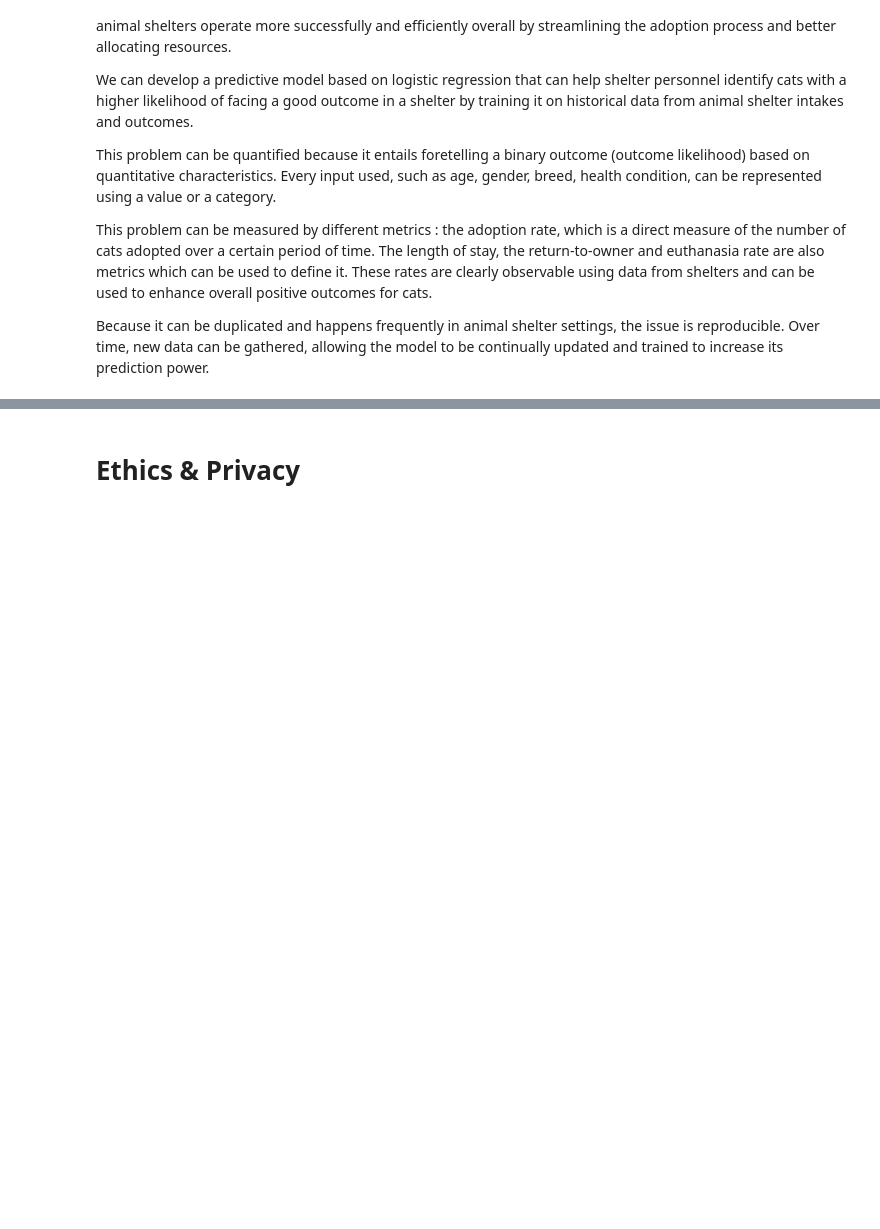
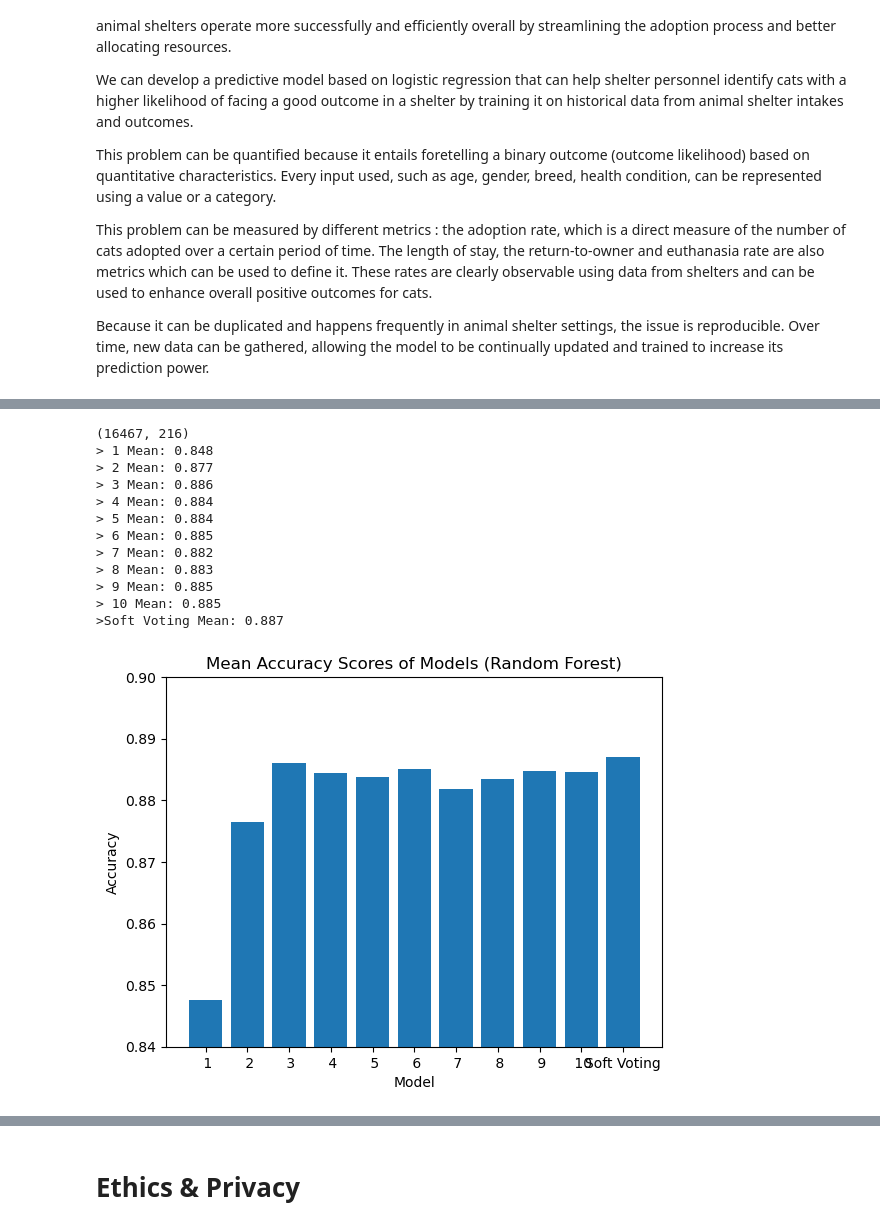
Before and after one commit to COGS118A/Group009-SP23, a Jupyter notebook: Checkpoint_Group009-SP23.ipynb, the cells around one changed output, grey strips where cells are left out. Cells and saved outputs as stored; diff of their text form; code cells hidden in the pictures; blank space fills up the shorter version.

```diff
--- a/Checkpoint_Group009-SP23.ipynb
+++ b/Checkpoint_Group009-SP23.ipynb
@@ -108,0 +440,35 @@ Examples would include:
+# %%
+X, y, X_train, X_test, y_train, y_test = get_dataset(get_data())
+
+modelsRF = get_models(X_train, X_test, y_train, y_test)
+voting_classifier = VotingClassifier(estimators=modelsRF, voting='soft', n_jobs=-1)
+voting_classifier.fit(X_train, y_train)
+
+modelsRF.append(('Soft Voting', voting_classifier))
+
+results, names = [], []
+
+for name, model in modelsRF:
+    scores = []
+    for _ in range(5):  # Repeat the accuracy calculation 5 times
+        score = get_accuracy(model, X_test, y_test)
+        scores.append(score)
+    results.append(mean(scores))
+    names.append(name)
+    print('>%s Mean: %.3f' % (name, mean(scores)))
+
+plot_barplot(results, names)
+# %% [output]
+(16467, 216)
+> 1 Mean: 0.848
+> 2 Mean: 0.877
+> 3 Mean: 0.886
+> 4 Mean: 0.884
+> 5 Mean: 0.884
+> 6 Mean: 0.885
+> 7 Mean: 0.882
+> 8 Mean: 0.883
+> 9 Mean: 0.885
+> 10 Mean: 0.885
+>Soft Voting Mean: 0.887
+[figure, added]
```
Also changed, not shown: parts of 25 cells of this notebook.
